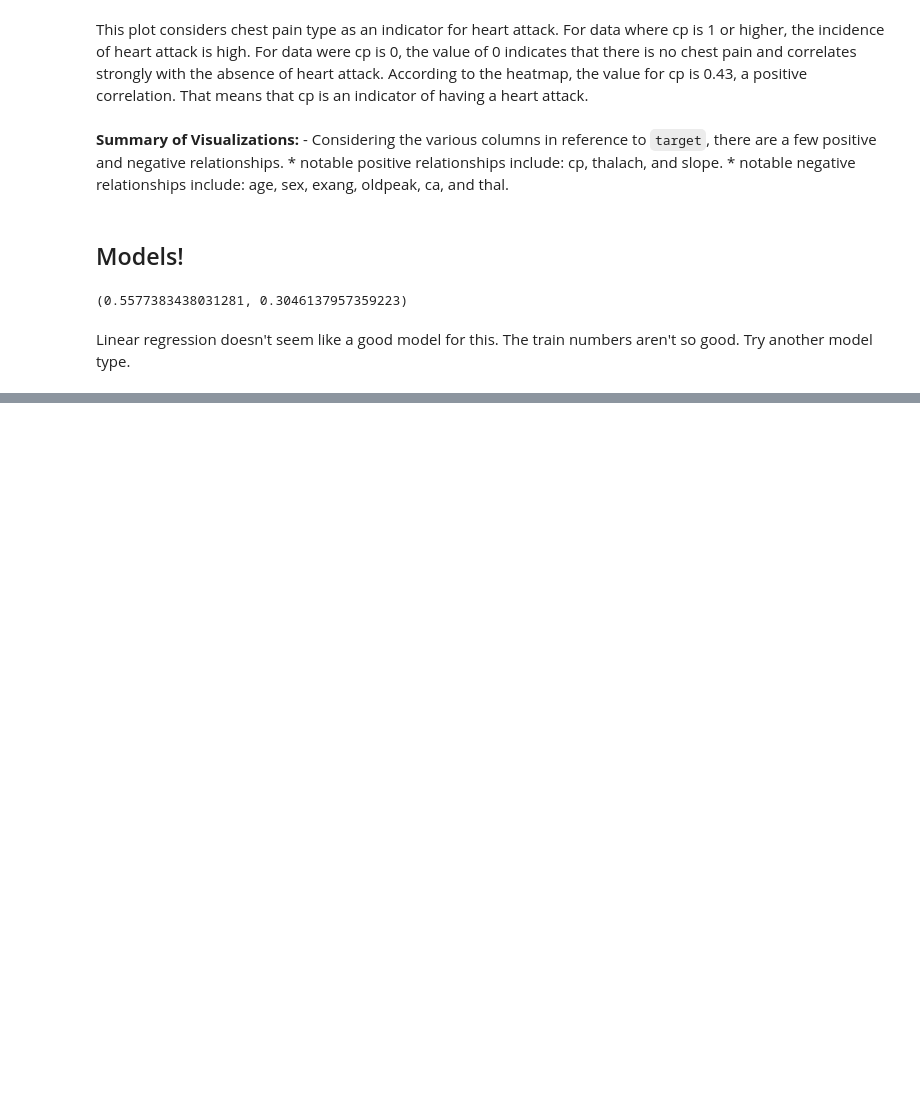
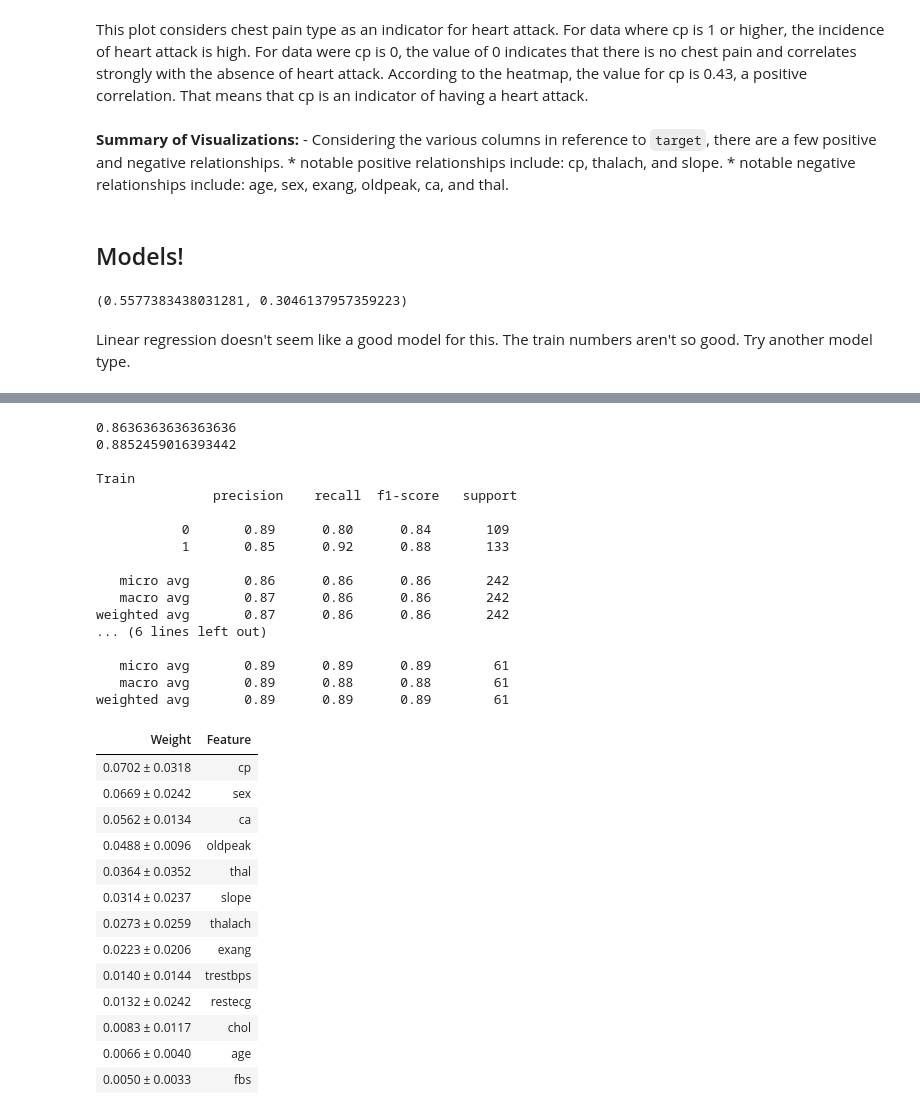
Before and after one commit to knishina/heart_attack, a Jupyter notebook: heart_attack_ML.ipynb, the cells around one changed output, grey strips where cells are left out. Saved outputs shown, nothing was run; the diff lists cells and outputs as text; code cells hidden in the pictures; blank space fills up the shorter version.

```diff
--- a/heart_attack_ML.ipynb
+++ b/heart_attack_ML.ipynb
@@ -90,3 +93,7 @@ ca          0
 thal        0
 target      0
 dtype: int64
+# %%
+# Columns being used for X_train/X_test
+columns_list = df.columns.tolist()[:13]
+columns_list
@@ -263,0 +283,6 @@ logistic_reg_scale(df)
+# %%
+# The output keys need to be changed to a string.
+columns_dict = {}
+for x in range(13):
+    columns_dict[x] = columns_list[x]
+columns_dict
@@ -263,0 +303,45 @@ logistic_reg_scale(df)
+# %%
+a, b, accuracy_train, accuracy_test, X_train, y_train, model, X_test, y_test = logistic_reg_scale(df)
+X_train = X_train.rename(columns=columns_dict)
+# Find ranked features.
+print (accuracy_train)
+print (accuracy_test)
+print (" ")
+print (a)
+print (b)
+
+perm = PermutationImportance(model).fit(X_train, y_train)
+thing1 = eli5.show_weights(perm, feature_names = X_train.columns.tolist())
+thing1
+# %% [output]
+0.8636363636363636
+0.8852459016393442
+
+Train
+               precision    recall  f1-score   support
+
+           0       0.89      0.80      0.84       109
+           1       0.85      0.92      0.88       133
+
+   micro avg       0.86      0.86      0.86       242
+   macro avg       0.87      0.86      0.86       242
+weighted avg       0.87      0.86      0.86       242
+... (6 lines left out)
+
+   micro avg       0.89      0.89      0.89        61
+   macro avg       0.89      0.88      0.88        61
+weighted avg       0.89      0.89      0.89        61
+| Weight | Feature |
+| 0.0702 ± 0.0318 | cp |
+| 0.0669 ± 0.0242 | sex |
+| 0.0562 ± 0.0134 | ca |
+| 0.0488 ± 0.0096 | oldpeak |
+| 0.0364 ± 0.0352 | thal |
+| 0.0314 ± 0.0237 | slope |
+| 0.0273 ± 0.0259 | thalach |
+| 0.0223 ± 0.0206 | exang |
+| 0.0140 ± 0.0144 | trestbps |
+| 0.0132 ± 0.0242 | restecg |
+| 0.0083 ± 0.0117 | chol |
+| 0.0066 ± 0.0040 | age |
+| 0.0050 ± 0.0033 | fbs |
```
Also changed, not shown: parts of 11 cells of this notebook.
